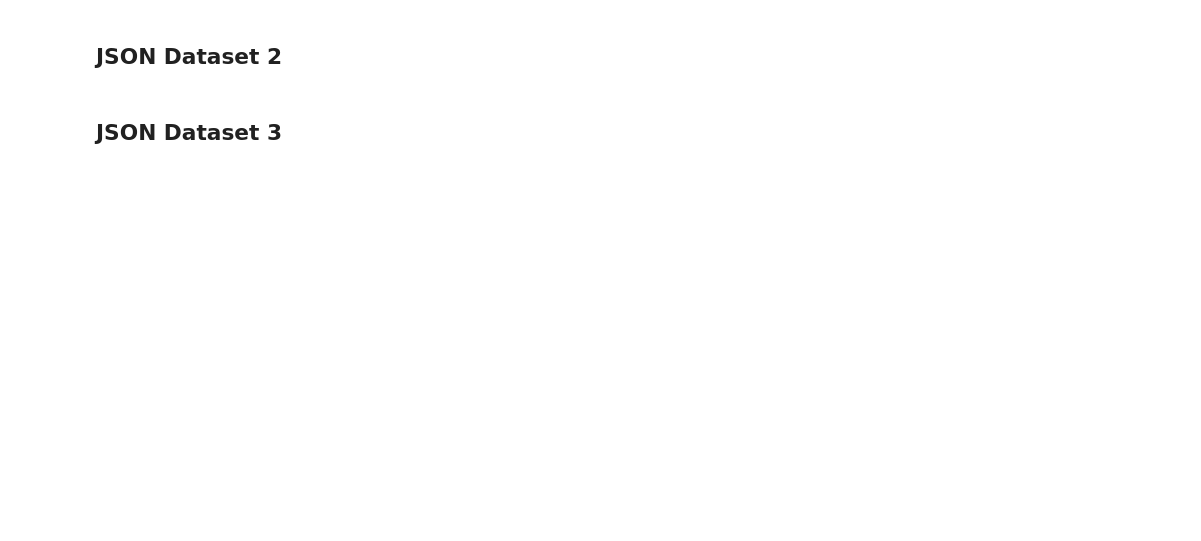
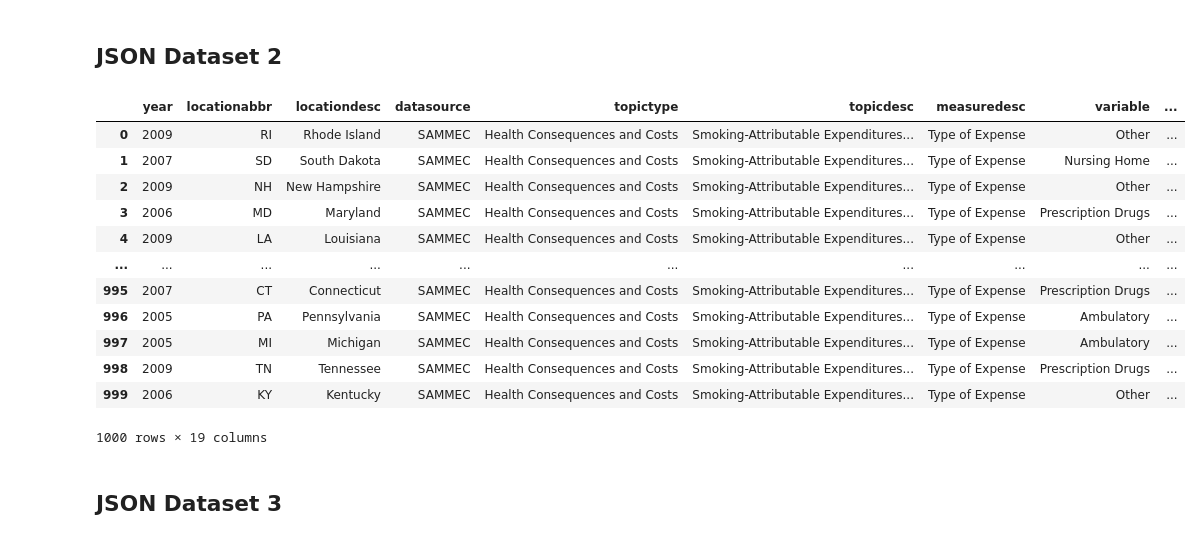
Before and after one commit to bonitr02/datasci_1_loading, a Jupyter notebook: HHA507_wk1_datasci_1_loading.ipynb, the cells around one changed output. Drawn from its saved outputs; the diff is of its cells as text; code cells hidden in the pictures; blank space fills up the shorter version.

```diff
--- a/HHA507_wk1_datasci_1_loading.ipynb
+++ b/HHA507_wk1_datasci_1_loading.ipynb
@@ -25,4 +118,21 @@ import pandas as pd
 # %% [markdown]
 ## JSON Dataset 2
+# %%
+smoking_expenditures = pd.read_json('/content/SAMEC.json')
+smoking_expenditures
+# %% [output]
+|  | year | locationabbr | locationdesc | datasource | topictype | topicdesc | measuredesc | variable | ... |
+| 0 | 2009 | RI | Rhode Island | SAMMEC | Health Consequences and Costs | Smoking-Attributable Expenditures... | Type of Expense | Other | ... |
+| 1 | 2007 | SD | South Dakota | SAMMEC | Health Consequences and Costs | Smoking-Attributable Expenditures... | Type of Expense | Nursing Home | ... |
+| 2 | 2009 | NH | New Hampshire | SAMMEC | Health Consequences and Costs | Smoking-Attributable Expenditures... | Type of Expense | Other | ... |
+| 3 | 2006 | MD | Maryland | SAMMEC | Health Consequences and Costs | Smoking-Attributable Expenditures... | Type of Expense | Prescription Drugs | ... |
+| 4 | 2009 | LA | Louisiana | SAMMEC | Health Consequences and Costs | Smoking-Attributable Expenditures... | Type of Expense | Other | ... |
+| ... | ... | ... | ... | ... | ... | ... | ... | ... | ... |
+| 995 | 2007 | CT | Connecticut | SAMMEC | Health Consequences and Costs | Smoking-Attributable Expenditures... | Type of Expense | Prescription Drugs | ... |
+| 996 | 2005 | PA | Pennsylvania | SAMMEC | Health Consequences and Costs | Smoking-Attributable Expenditures... | Type of Expense | Ambulatory | ... |
+| 997 | 2005 | MI | Michigan | SAMMEC | Health Consequences and Costs | Smoking-Attributable Expenditures... | Type of Expense | Ambulatory | ... |
+| 998 | 2009 | TN | Tennessee | SAMMEC | Health Consequences and Costs | Smoking-Attributable Expenditures... | Type of Expense | Prescription Drugs | ... |
+| 999 | 2006 | KY | Kentucky | SAMMEC | Health Consequences and Costs | Smoking-Attributable Expenditures... | Type of Expense | Other | ... |
+1000 rows × 19 columns
 # %% [markdown]
 ## JSON Dataset 3
```
Also changed, not shown: parts of 10 cells of this notebook.
